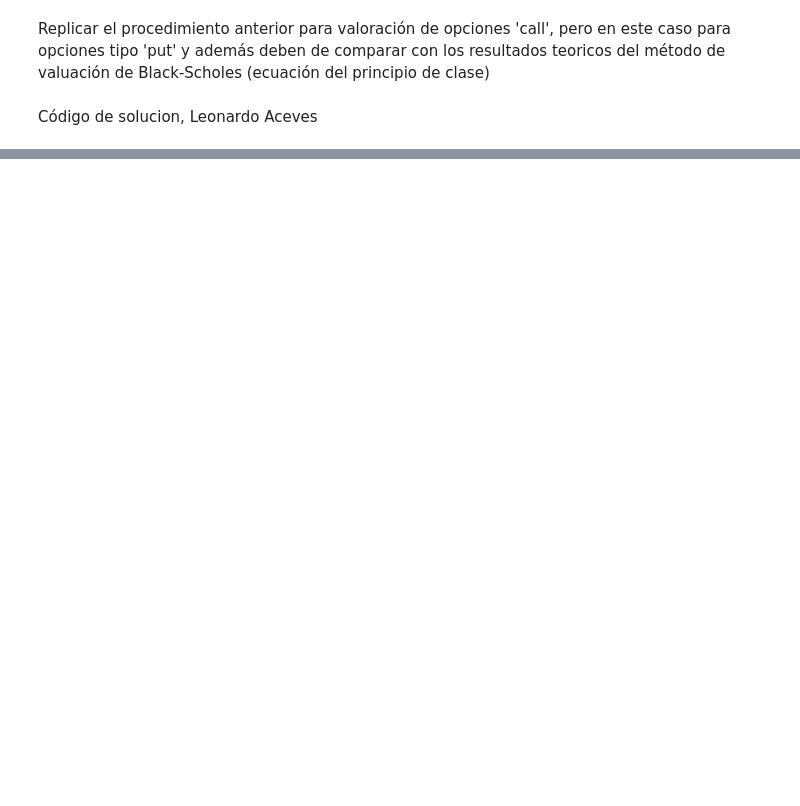
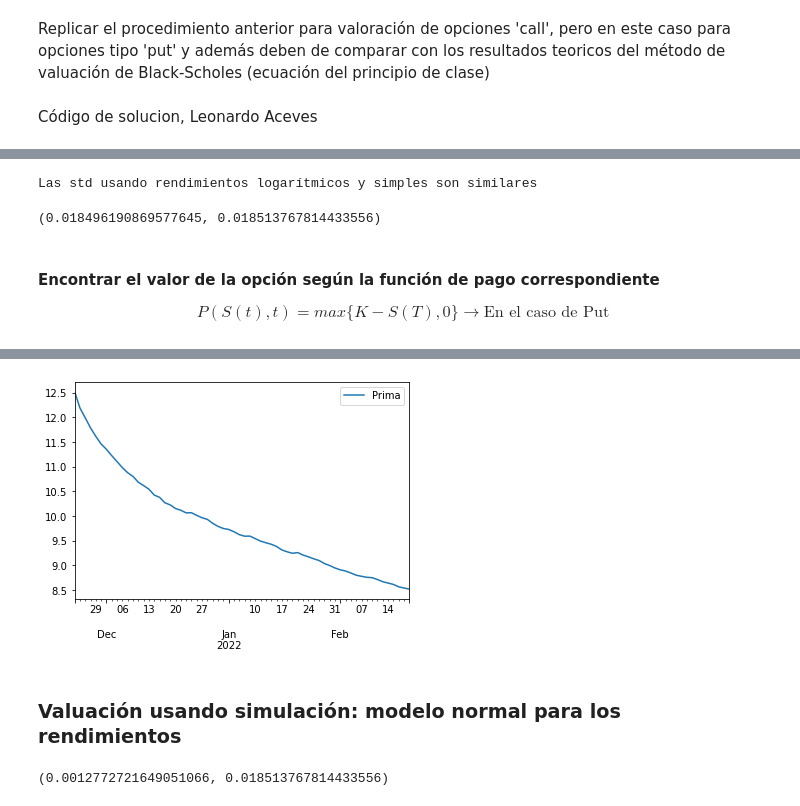
Before and after one commit to leonardoaceves/Tarea8_JLACEVES_TNICHOLLS, a Jupyter notebook: Tarea8_JLACEVES_TNICHOLLS.ipynb, the cells around one changed output, grey strips where cells are left out. Drawn from its saved outputs; the diff is of its cells as text; code cells hidden in the pictures; blank space fills up the shorter version.

```diff
--- a/Tarea8_JLACEVES_TNICHOLLS.ipynb
+++ b/Tarea8_JLACEVES_TNICHOLLS.ipynb
@@ -38,0 +146,5 @@ Código de solución estudiante 2
+# %%
+# opción que quiero evaluar
+K = 175.0 # strike price
+indice_opt = aapl_opt.loc[(aapl_opt.CALL==False) & (aapl_opt.strike==K) &(aapl_opt.expirationDate=='2021-12-24')]
+indice_opt
@@ -38,0 +226,6 @@ Código de solución estudiante 2
+# %%
+dt = 1; # Rendimiento diario
+Z = np.random.randn(ndays,nscen)  # Z ~ N(0,1)
+# Simulación normal de los rendimientos
+Ri_dt = pd.DataFrame(mu_R*dt+Z*sigma_R*np.sqrt(dt),index=dates)
+Ri_dt.cumprod()
@@ -38,0 +270,22 @@ Código de solución estudiante 2
+# %%
+ri = calc_daily_ret(closes_aapl)
+# Usando la media y desviación estándar de los rendimientos logarítmicos
+mu_r = ri.mean()[0]
+sigma_r = ri.std()[0]
+
+# # Usando la equivalencia teórica
+# mu_r2 = mu_R - (sigma_R**2)/2
+
+sim_ret_ri = pd.DataFrame(mu_r*dt+Z*sigma_r*np.sqrt(dt), index=dates)
+
+# Simulación del precio
+S_0 = closes_aapl.iloc[-1,0]
+S_T2 = S_0*np.exp(sim_ret_ri.cumsum())
+
+# Se muestran los precios simulados con los precios descargados
+# pd.concat([closes_aapl,S_T2]).plot(figsize=(8,6));
+# plt.title('Simulación de precios usando rendimiento logarítmico');
+
+# from sklearn.metrics import mean_absolute_error
+e1 = np.abs(S_T-S_T2).mean().mean()
+e1
@@ -38,0 +294,4 @@ Código de solución estudiante 2
+# %%
+# simulación de precios con rendimiento logarítmico
+S_T2.iloc[0, :] = closes_aapl.iloc[-1]
+S_T2
@@ -38,0 +312,17 @@ Código de solución estudiante 2
+# %%
+print('Las std usando rendimientos logarítmicos y simples son similares')
+sigma_R,sigma_r
+# %% [output]
+Las std usando rendimientos logarítmicos y simples son similares
+(0.018496190869577645, 0.018513767814433556)
+# %% [markdown]
+#### Encontrar el valor de la opción según la función de pago correspondiente
+
+$$ P(S(t),t)=max\{K-S(T),0\} \rightarrow \text{En el caso de Put}$$
+# %%
+# cálculo de la prima que se necesita pagar para obtener put
+put = pd.DataFrame({'Prima':np.exp(-mu_r*ndays) \
+              *np.fmax(K-S_T2, 0).mean(axis=1)}, index=dates)
+put.plot();
+put.iloc[-1]
+# %% [output]
@@ -38,0 +331,10 @@ Código de solución estudiante 2
+[figure, added]
+# %% [markdown]
+### Valuación usando simulación: modelo normal para los rendimientos
+# %%
+# Hallar media y desviación estándar muestral de los rendimientos logarítmicos
+mu = ret_aapl.mean()[0]
+sigma = ret_aapl.std()[0]
+mu, sigma
+# %% [output]
+(0.0012772721649051066, 0.018513767814433556)
```
Also changed, not shown: parts of 58 cells of this notebook.
